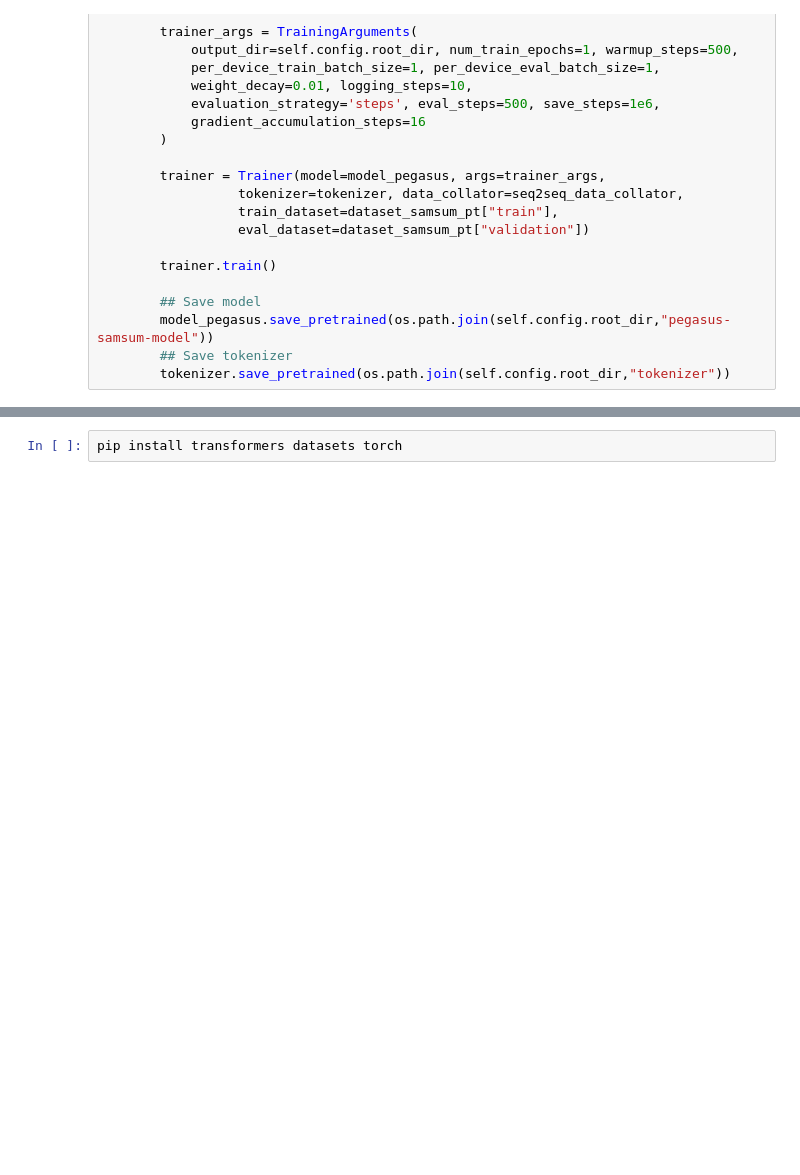
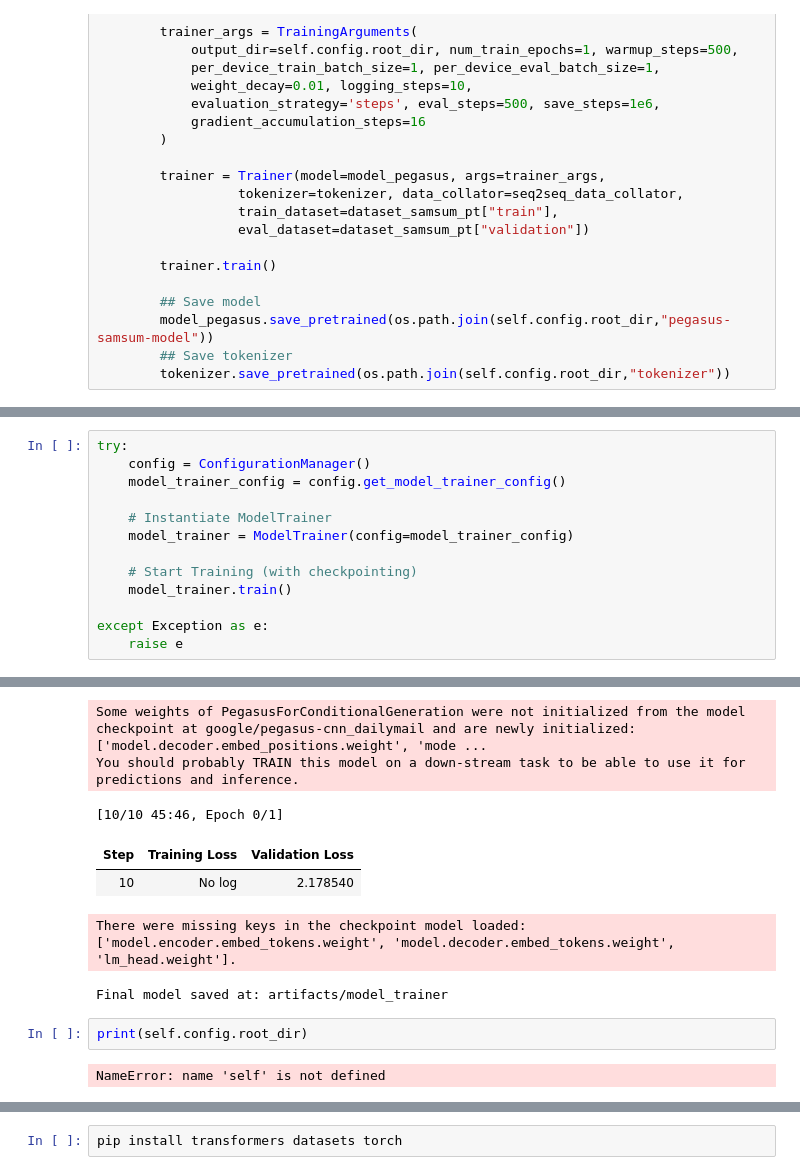
Before and after one commit to Harikaseedrala/TextSummarizer, a Jupyter notebook: research/04_model_trainer.ipynb, the cells around one changed output, grey strips where cells are left out. Saved outputs shown, nothing was run; the diff lists cells and outputs as text; blank space fills up the shorter version.

```diff
--- a/research/04_model_trainer.ipynb
+++ b/research/04_model_trainer.ipynb
@@ -118,0 +191,14 @@ class ModelTrainer:
+# %%
+try:
+    config = ConfigurationManager()
+    model_trainer_config = config.get_model_trainer_config()
+
+    # Instantiate ModelTrainer
+    model_trainer = ModelTrainer(config=model_trainer_config)
+
+    # Start Training (with checkpointing)
+    model_trainer.train()
+
+except Exception as e:
+    raise e
+# %% [output]
@@ -118,0 +209,11 @@ class ModelTrainer:
+Some weights of PegasusForConditionalGeneration were not initialized from the model checkpoint at google/pegasus-cnn_dailymail and are newly initialized: ['model.decoder.embed_positions.weight', 'mode ...
+You should probably TRAIN this model on a down-stream task to be able to use it for predictions and inference.
+[10/10 45:46, Epoch 0/1]
+| Step | Training Loss | Validation Loss |
+| 10 | No log | 2.178540 |
+There were missing keys in the checkpoint model loaded: ['model.encoder.embed_tokens.weight', 'model.decoder.embed_tokens.weight', 'lm_head.weight'].
+Final model saved at: artifacts/model_trainer
+# %%
+print(self.config.root_dir)
+# %% [output]
+NameError: name 'self' is not defined
```
Also changed, not shown: parts of 5 cells of this notebook, 7 other files.
